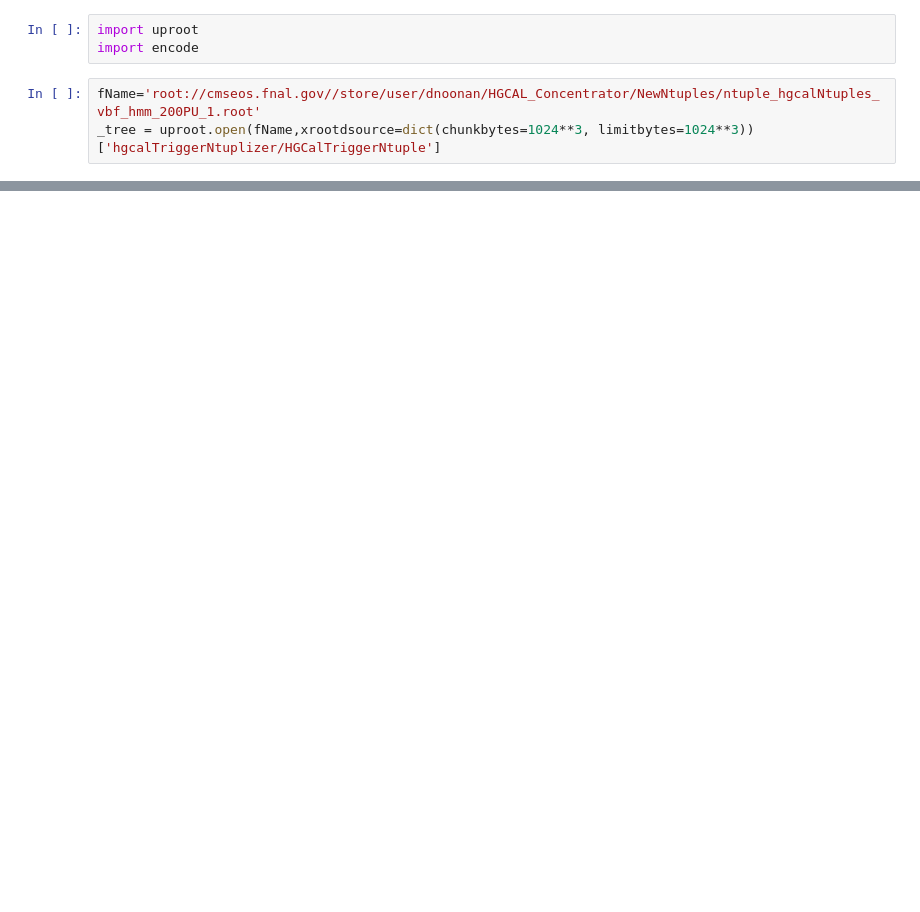
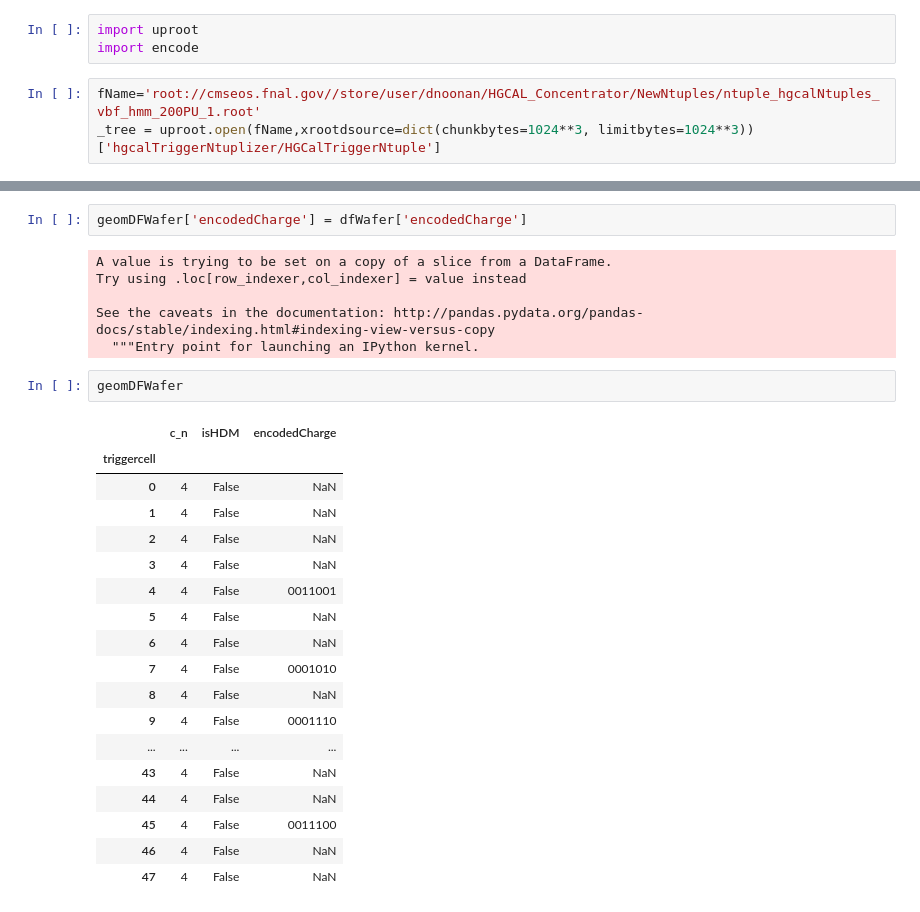
Before and after one commit to dnoonan08/HGCAL_Scripts, a Jupyter notebook: VerificationData/EncodingTest.ipynb, the cells around one changed output, grey strips where cells are left out. Cells and saved outputs as stored; diff of their text form; blank space fills up the shorter version.

```diff
--- a/VerificationData/EncodingTest.ipynb
+++ b/VerificationData/EncodingTest.ipynb
@@ -63,0 +133,29 @@ df.head()
+# %%
+geomDFWafer['encodedCharge'] = dfWafer['encodedCharge']
+# %% [output]
+A value is trying to be set on a copy of a slice from a DataFrame.
+Try using .loc[row_indexer,col_indexer] = value instead
+
+See the caveats in the documentation: http://pandas.pydata.org/pandas-docs/stable/indexing.html#indexing-view-versus-copy
+  """Entry point for launching an IPython kernel.
+# %%
+geomDFWafer
+# %% [output]
+|  | c_n | isHDM | encodedCharge |
+| triggercell |  |  |  |
+| 0 | 4 | False | NaN |
+| 1 | 4 | False | NaN |
+| 2 | 4 | False | NaN |
+| 3 | 4 | False | NaN |
+| 4 | 4 | False | 0011001 |
+| 5 | 4 | False | NaN |
+| 6 | 4 | False | NaN |
+| 7 | 4 | False | 0001010 |
+| 8 | 4 | False | NaN |
+| 9 | 4 | False | 0001110 |
+| ... | ... | ... | ... |
+| 43 | 4 | False | NaN |
+| 44 | 4 | False | NaN |
+| 45 | 4 | False | 0011100 |
+| 46 | 4 | False | NaN |
+| 47 | 4 | False | NaN |
```
Also changed, not shown: parts of 17 cells of this notebook.
